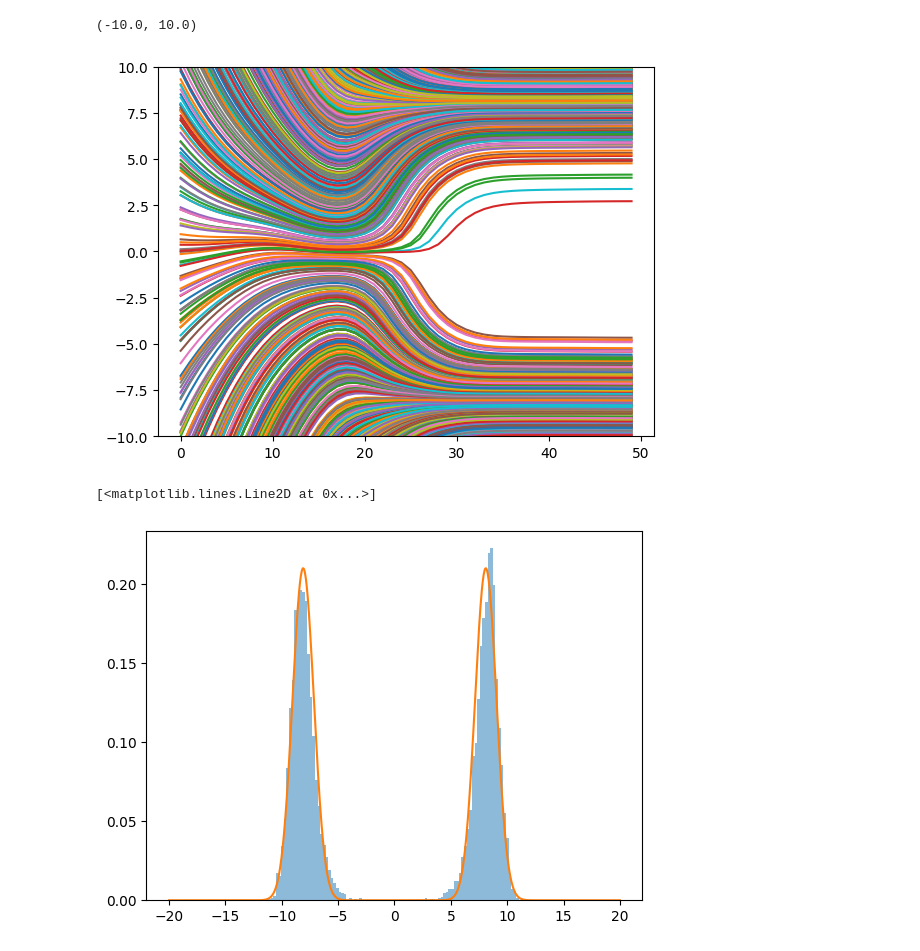
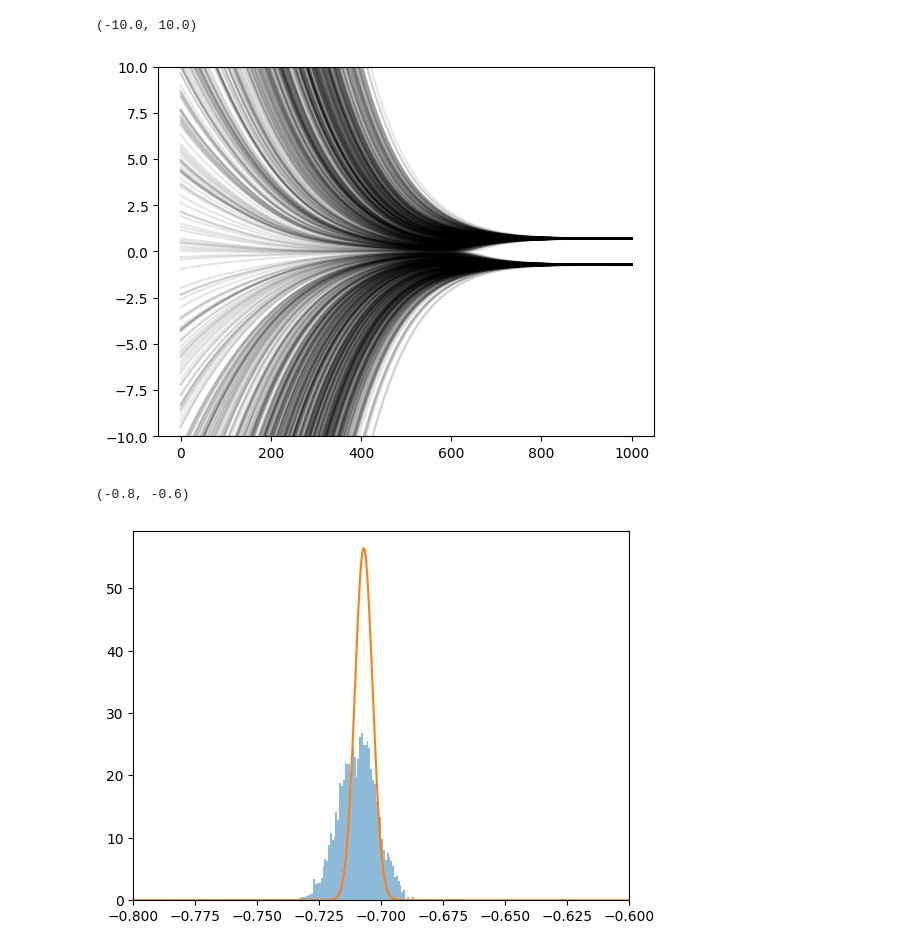
Before and after one commit to mackelab/probjax, a Jupyter notebook: examples/nn/diffusion/diffusion_model_conditional.ipynb, the cells around one changed output. Saved outputs shown, nothing was run; the diff lists cells and outputs as text; code cells hidden in the pictures.

Commit message:
diffusion model updates

```diff
--- a/examples/nn/diffusion/diffusion_model_conditional.ipynb
+++ b/examples/nn/diffusion/diffusion_model_conditional.ipynb
@@ -68,0 +106,3 @@ def update(params, opt_state, x, rng):
+# %%
+xs = jax.vmap(generate_data)(jax.random.split(jax.random.PRNGKey(0), 5_000))
+loss_fn(params, jax.random.key(0), xs[0], xs[1])
@@ -70,11 +115,11 @@ def update(params, opt_state, x, rng):
 key = jax.random.key(0)
 # %%
 losses = []
-for i in range(500):
+for i in range(1200):
     l = 0.
-    for j in range(20):
+    for j in range(10):
         key,key_data, key_loss = jax.random.split(key, 3)
-        xs = jax.vmap(generate_data)(jax.random.split(key_data, 1000))
+        xs = jax.vmap(generate_data)(jax.random.split(key_data, 2_000))
         params, opt_state, loss = update(params, opt_state, xs,key_loss)
         l += loss
-    losses.append(l/20)
+    losses.append(l/10)
@@ -96,7 +168,7 @@ from probjax.utils.odeint import odeint
 
 def sample(rng, context):
     eps = jax.random.normal(rng, (d,)) * model.marginal_std(model.max_noise)
-    ts = model.solve_schedule(50)
+    ts = model.solve_schedule(1000)
 
     def drift(t, x):
         t = jnp.atleast_1d(t)
@@ -105,17 +177,20 @@ def sample(rng, context):
         score = model.score(t,x, context=context)
         return (f -0.5*g**2*score).reshape(x.shape)
 
-    return odeint(drift, eps,ts, method="heun")
+    ys =  odeint(drift, eps,ts, method="heun")
+    # Last step with euler
+    ys_last_euler = ys[-1] - ts[-1] * drift(ts[-1], ys[-1])
+    return jnp.concatenate([ys, ys_last_euler[None]], axis=0)
 # %%
 keys = jax.random.split(key,  (10_000,))
 # %%
-x_o = jnp.array([9.])
+x_o = jnp.array([.5])
 xs = jax.vmap(lambda k: sample(k, context=x_o))(keys)
 # %%
-_ = plt.plot(xs[::10,:,0].T)
+_ = plt.plot(xs[::10,:,0].T, alpha=0.1, color="black")
 plt.ylim(-10,10)
 # %% [output]
 (-10.0, 10.0)
-[figure, old version]
+[figure, new version]
 # %%
 # True posterior
@@ -132,11 +200,13 @@ posterior_pdf = jnp.exp(log_posterior)
 Z = jnp.trapezoid(posterior_pdf, thetas)
 posterior_pdf /= Z
 # %%
-_ = plt.hist(xs[:,-1].flatten(), bins=100, density=True, alpha=0.5)
+_ = plt.hist(xs[:,-1].flatten(), bins=2000, density=True, alpha=0.5)
 plt.plot(thetas, posterior_pdf)
+
+plt.xlim(-0.8, -0.6)
 # %% [output]
-[<matplotlib.lines.Line2D at 0x...>]
+(-0.8, -0.6)
-[figure, old version]
+[figure, new version]
 # %%
 from probjax.utils.sdeint import sdeint
 
```
Also changed, not shown: parts of 22 cells of this notebook, 5 other files.
